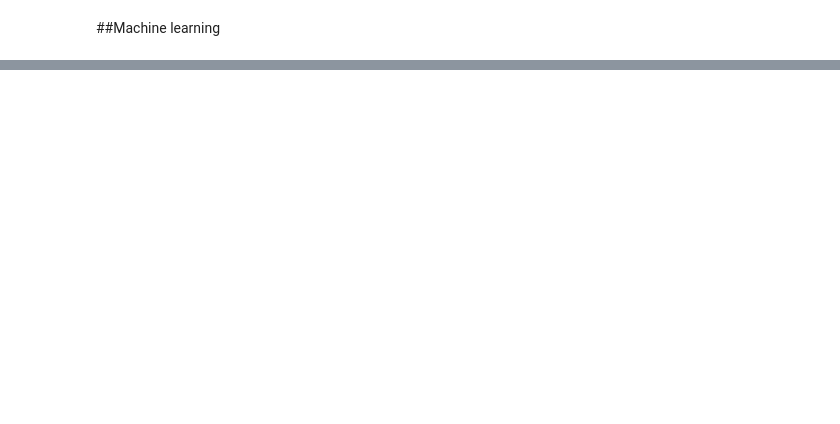
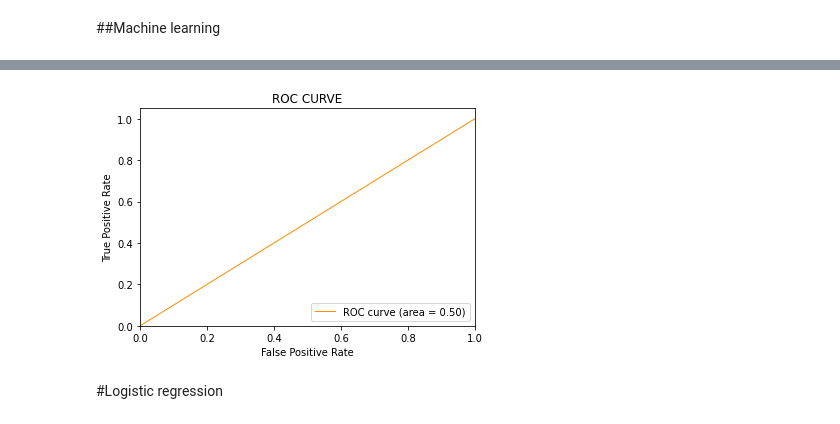
Before and after one commit to PiotrSkoupy/Twitter_Analysis, a Jupyter notebook: ZUM2_NLP.ipynb, the cells around one changed output, grey strips where cells are left out. Cells and saved outputs as stored; diff of their text form; code cells hidden in the pictures; blank space fills up the shorter version.

```diff
--- a/ZUM2_NLP.ipynb
+++ b/ZUM2_NLP.ipynb
@@ -181,0 +335,6 @@ final.to_excel('clustered_data.xlsx',index=False)
+# %%
+from sklearn.svm import LinearSVC
+SVCmodel = LinearSVC()
+SVCmodel.fit(X_train, y_train)
+model_Evaluate(SVCmodel)
+y_pred_svm = SVCmodel.predict(X_test)
@@ -181,0 +351,16 @@ final.to_excel('clustered_data.xlsx',index=False)
+# %%
+fpr, tpr, thresholds = roc_curve(y_test, y_pred_svm)
+roc_auc = auc(fpr, tpr)
+plt.figure()
+plt.plot(fpr, tpr, color='darkorange', lw=1, label='ROC curve (area = %0.2f)' % roc_auc)
+plt.xlim([0.0, 1.0])
+plt.ylim([0.0, 1.05])
+plt.xlabel('False Positive Rate')
+plt.ylabel('True Positive Rate')
+plt.title('ROC CURVE')
+plt.legend(loc="lower right")
+plt.show()
+# %% [output]
+[figure, added]
+# %% [markdown]
+#Logistic regression
```
Also changed, not shown: parts of 25 cells of this notebook.
